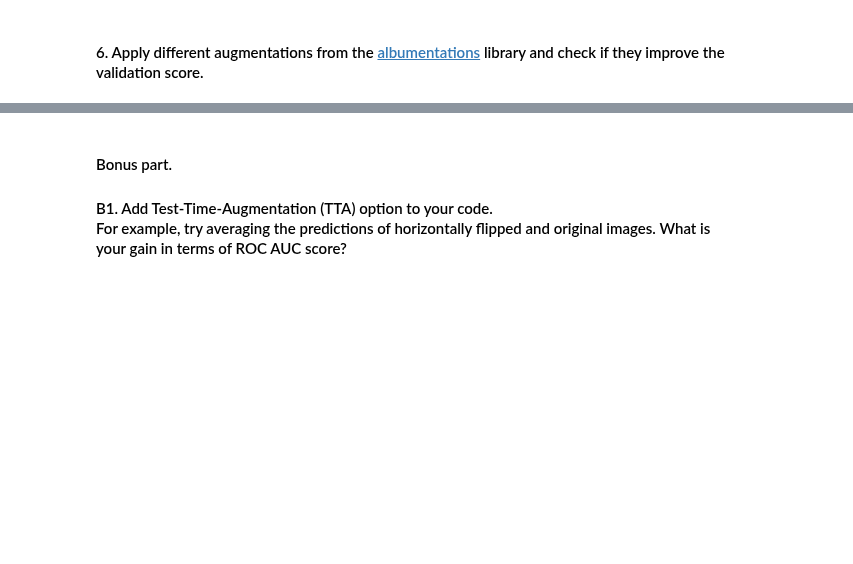
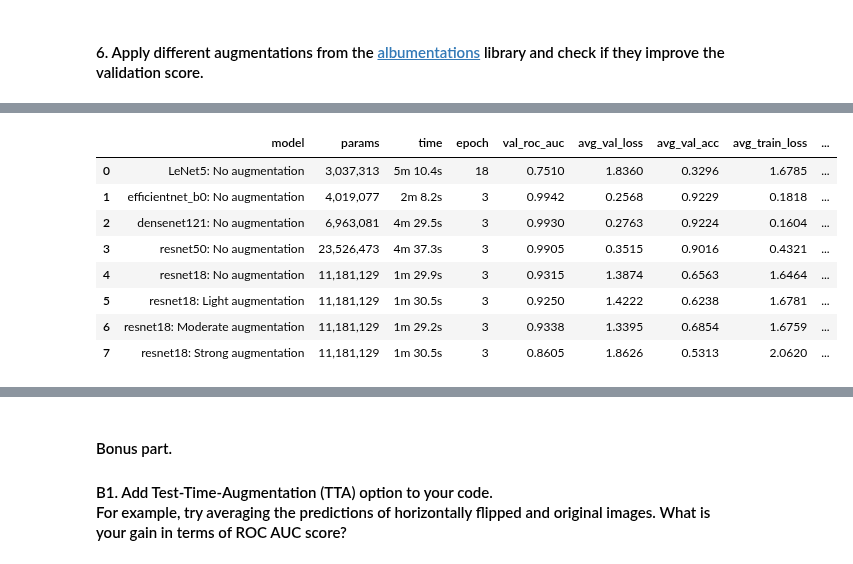
Before and after one commit to TimurOsmanov/s21, a Jupyter notebook: ML/ML9_CNN/src/ML9.ipynb, the cells around one changed output, grey strips where cells are left out. Saved outputs shown, nothing was run; the diff lists cells and outputs as text; code cells hidden in the pictures; blank space fills up the shorter version.

```diff
--- a/ML/ML9_CNN/src/ML9.ipynb
+++ b/ML/ML9_CNN/src/ML9.ipynb
@@ -195,2 +879,53 @@ if __name__ == '__main__':
+# %%
+# strong augmentation 6+ transformations
+train_transforms = A.Compose(
+    [
+        A.RandomRotate90(p=0.3),
+        A.HorizontalFlip(p=0.5),
+        A.ShiftScaleRotate(shift_limit=0.05, scale_limit=0.1, rotate_limit=15, p=0.5),
+        A.RandomBrightnessContrast(brightness_limit=0.2, contrast_limit=0.2, p=0.5),
+        A.HueSaturationValue(hue_shift_limit=10, sat_shift_limit=20, val_shift_limit=20, p=0.3),
+        A.GaussNoise(var_limit=(10.0, 30.0), p=0.3),
+        A.CLAHE(clip_limit=2.0, tile_grid_size=(8, 8), p=0.3),  # Histogram equalization
+        A.Resize(224, 224),
+        A.CoarseDropout(max_holes=8, max_height=32, max_width=32, fill_value=0, p=0.3),  # Regularization
+        A.Normalize(mean=[0.485, 0.456, 0.406], std=[0.229, 0.224, 0.225]),
+        ToTensorV2(),
+    ]
+)
+
+train_loader, val_loader = get_train_val_loader(
+    train_transforms=train_transforms, val_transforms=val_transforms
+)
+
+model = create_model(model_name="resnet18", num_classes=9, pretrained=True)
+
+trained_model = train_model(
+    model=model,
+    train_loader=train_loader,
+    val_loader=val_loader,
+    mixup_cutmix=None,
+    name="resnet18: Strong augmentation",
+    epochs=EPOCHS_RESNET,
+    lr=LEARNING_RATE,
+    device=DEVICE,
+)
+
+del model, trained_model
+torch.cuda.empty_cache()  # clear GPU cache
+collected = gc.collect()  # clear CPU cache
+
+out = pd.DataFrame(cnn_with_aug).round(4)
+out.loc[out["epoch"] >= 3].reset_index(drop=True)
+# %% [output]
+|  | model | params | time | epoch | val_roc_auc | avg_val_loss | avg_val_acc | avg_train_loss | ... |
+| 0 | LeNet5: No augmentation | 3,037,313 | 5m 10.4s | 18 | 0.7510 | 1.8360 | 0.3296 | 1.6785 | ... |
+| 1 | efficientnet_b0: No augmentation | 4,019,077 | 2m 8.2s | 3 | 0.9942 | 0.2568 | 0.9229 | 0.1818 | ... |
+| 2 | densenet121: No augmentation | 6,963,081 | 4m 29.5s | 3 | 0.9930 | 0.2763 | 0.9224 | 0.1604 | ... |
+| 3 | resnet50: No augmentation | 23,526,473 | 4m 37.3s | 3 | 0.9905 | 0.3515 | 0.9016 | 0.4321 | ... |
+| 4 | resnet18: No augmentation | 11,181,129 | 1m 29.9s | 3 | 0.9315 | 1.3874 | 0.6563 | 1.6464 | ... |
+| 5 | resnet18: Light augmentation | 11,181,129 | 1m 30.5s | 3 | 0.9250 | 1.4222 | 0.6238 | 1.6781 | ... |
+| 6 | resnet18: Moderate augmentation | 11,181,129 | 1m 29.2s | 3 | 0.9338 | 1.3395 | 0.6854 | 1.6759 | ... |
+| 7 | resnet18: Strong augmentation | 11,181,129 | 1m 30.5s | 3 | 0.8605 | 1.8626 | 0.5313 | 2.0620 | ... |
 # %% [markdown]
 #### 7. Implement MixUp and CutMix augmentations and test them in your pipeline; check if they improve the validation score.
```
Also changed, not shown: parts of 33 cells of this notebook, 2 other files.
